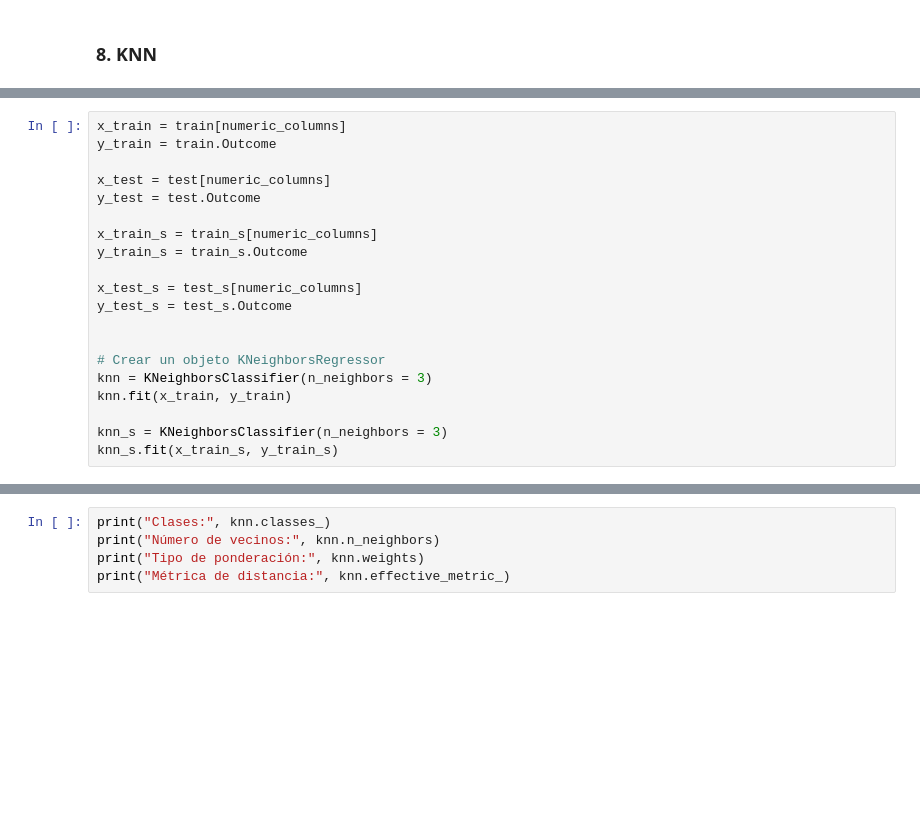
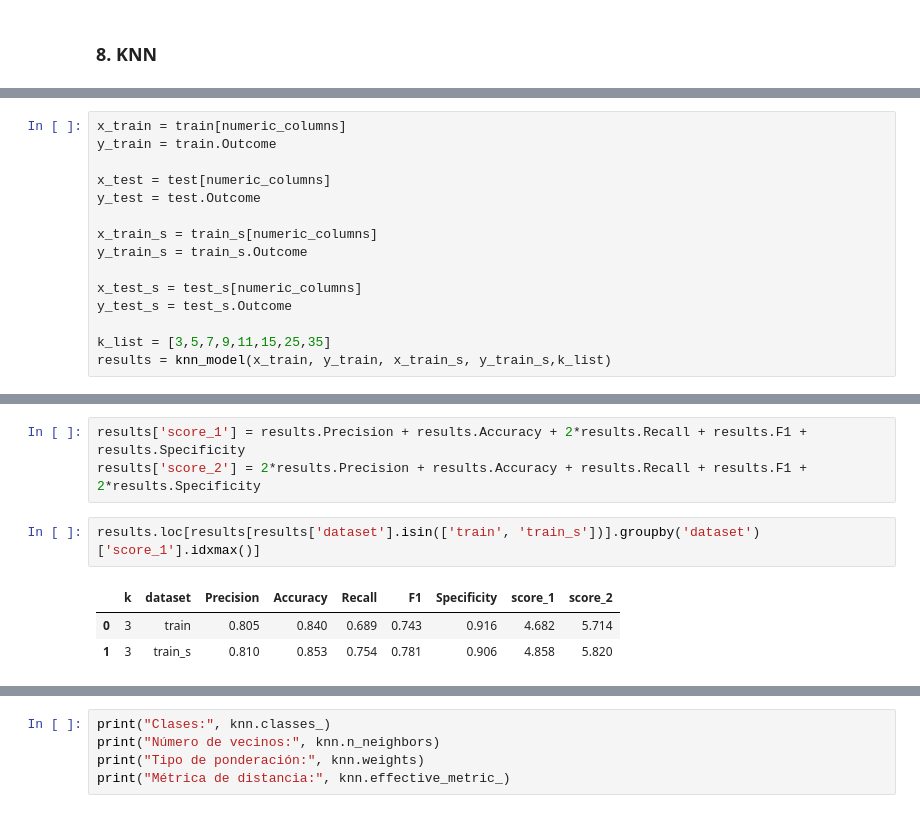
Before and after one commit to davidagapitoq/data_science_for_business_2023, a Jupyter notebook: Supervised_models/KNN/Diabetes_prediction.ipynb, the cells around one changed output, grey strips where cells are left out. Drawn from its saved outputs; the diff is of its cells as text; blank space fills up the shorter version.

```diff
--- a/Supervised_models/KNN/Diabetes_prediction.ipynb
+++ b/Supervised_models/KNN/Diabetes_prediction.ipynb
@@ -439,11 +523,6 @@ y_train_s = train_s.Outcome
 x_test_s = test_s[numeric_columns]
 y_test_s = test_s.Outcome
 
-
-# Crear un objeto KNeighborsRegressor
-knn = KNeighborsClassifier(n_neighbors = 3)
-knn.fit(x_train, y_train)
-
-knn_s = KNeighborsClassifier(n_neighbors = 3)
-knn_s.fit(x_train_s, y_train_s)
+k_list = [3,5,7,9,11,15,25,35]
+results = knn_model(x_train, y_train, x_train_s, y_train_s,k_list)
 # %% [output]
@@ -450,0 +566,9 @@ KNeighborsClassifier(n_neighbors=3)
+# %%
+results['score_1'] = results.Precision + results.Accuracy + 2*results.Recall + results.F1 + results.Specificity
+results['score_2'] = 2*results.Precision + results.Accuracy + results.Recall + results.F1 + 2*results.Specificity
+# %%
+results.loc[results[results['dataset'].isin(['train', 'train_s'])].groupby('dataset')['score_1'].idxmax()]
+# %% [output]
+|  | k | dataset | Precision | Accuracy | Recall | F1 | Specificity | score_1 | score_2 |
+| 0 | 3 | train | 0.805 | 0.840 | 0.689 | 0.743 | 0.916 | 4.682 | 5.714 |
+| 1 | 3 | train_s | 0.810 | 0.853 | 0.754 | 0.781 | 0.906 | 4.858 | 5.820 |
```
Also changed, not shown: parts of 16 cells of this notebook.
